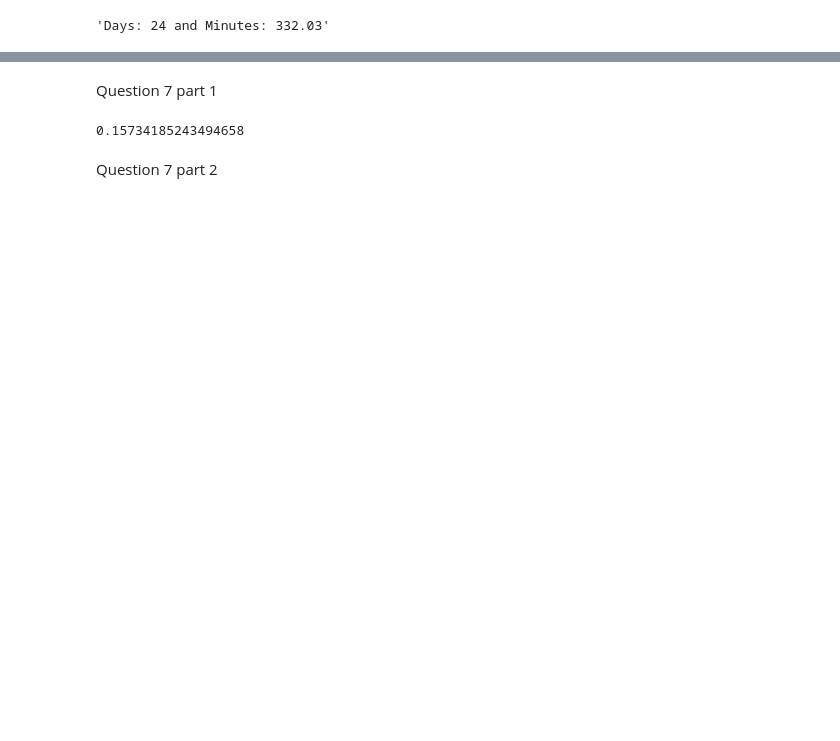
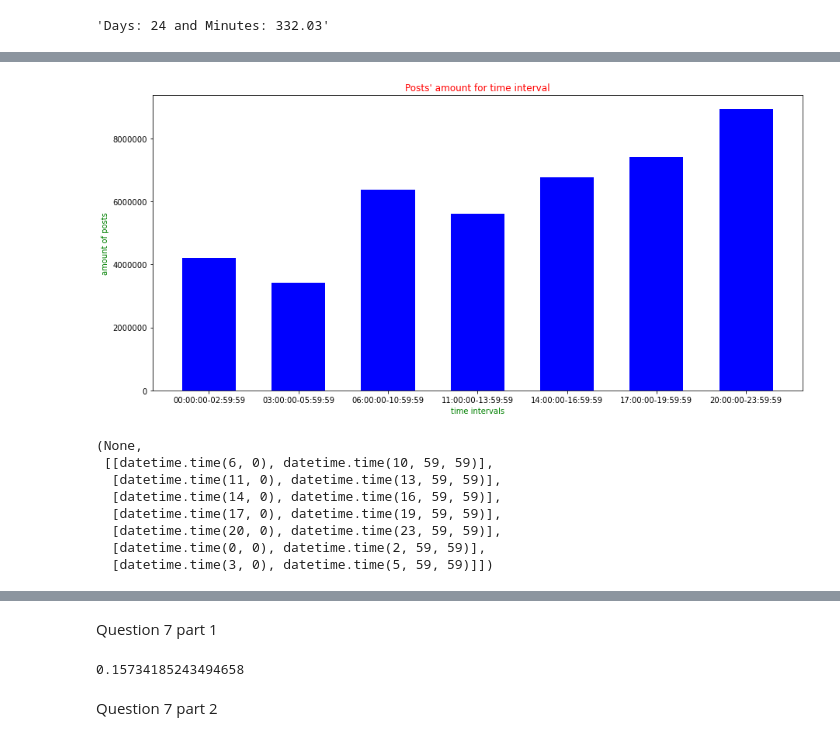
Before and after one commit to masabbah-97/ADM-HW2, a Jupyter notebook: Main.ipynb, the cells around one changed output, grey strips where cells are left out. Cells and saved outputs as stored; diff of their text form; code cells hidden in the pictures; blank space fills up the shorter version.

```diff
--- a/Main.ipynb
+++ b/Main.ipynb
@@ -237,0 +267,3 @@ plt.show()
+# %%
+functions.intervals('Data/instagram_posts.csv')
+# %% [output]
@@ -237,0 +286,9 @@ plt.show()
+[figure, added]
+(None,
+ [[datetime.time(6, 0), datetime.time(10, 59, 59)],
+  [datetime.time(11, 0), datetime.time(13, 59, 59)],
+  [datetime.time(14, 0), datetime.time(16, 59, 59)],
+  [datetime.time(17, 0), datetime.time(19, 59, 59)],
+  [datetime.time(20, 0), datetime.time(23, 59, 59)],
+  [datetime.time(0, 0), datetime.time(2, 59, 59)],
+  [datetime.time(3, 0), datetime.time(5, 59, 59)]])
```
Also changed, not shown: parts of 23 cells of this notebook, 1 other file.
